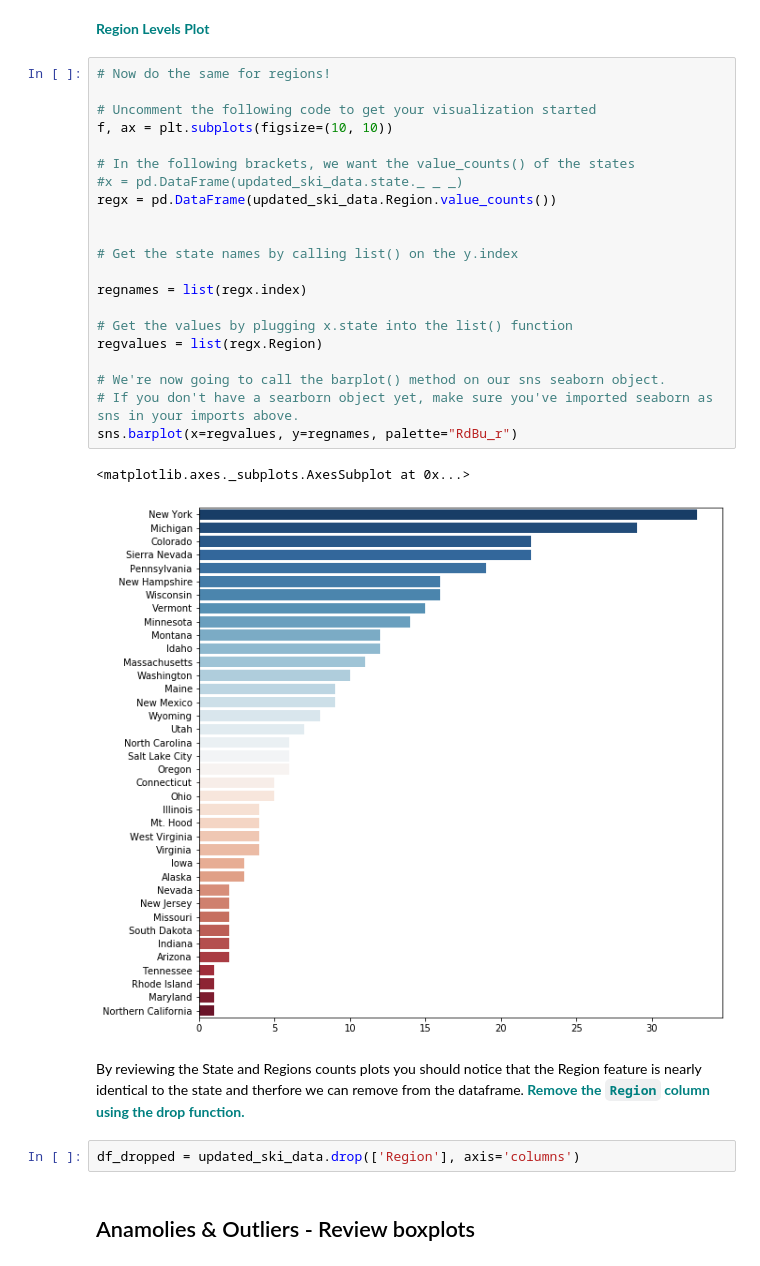
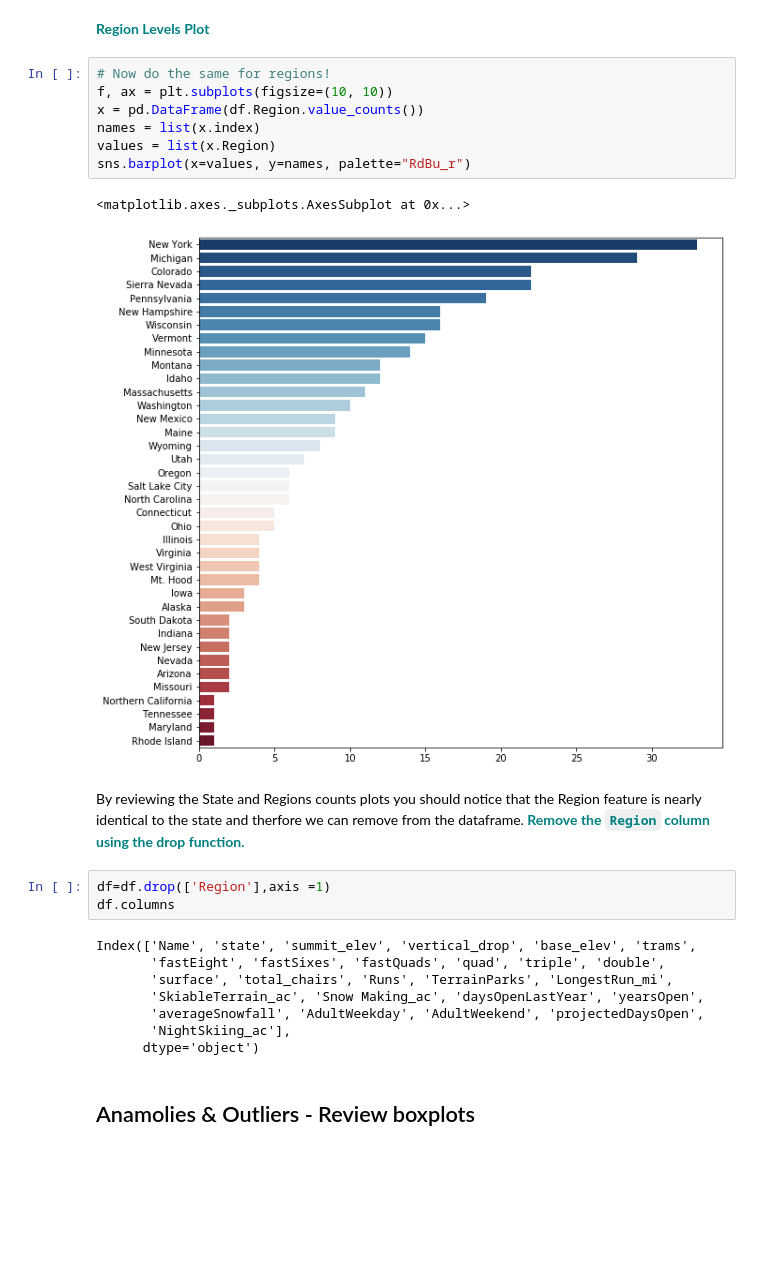
Before and after one commit to git-kris/GuidedCapstone, a Jupyter notebook: ExploratoryDataAnalysis/step3/Notebook_stepthree.ipynb, the cells around one changed output. Cells and saved outputs as stored; diff of their text form; blank space fills up the shorter version.

```diff
--- a/ExploratoryDataAnalysis/step3/Notebook_stepthree.ipynb
+++ b/ExploratoryDataAnalysis/step3/Notebook_stepthree.ipynb
@@ -136,33 +111,28 @@ sns.barplot(x=values, y=names, palette="RdBu_r")
 # %% [markdown]
 **<font color='teal'>Region Levels Plot</font>**
-# %%
-# Now do the same for regions!
-
-# Uncomment the following code to get your visualization started
-f, ax = plt.subplots(figsize=(10, 10))
-
-# In the following brackets, we want the value_counts() of the states
-#x = pd.DataFrame(updated_ski_data.state._ _ _)
-regx = pd.DataFrame(updated_ski_data.Region.value_counts())
-
-
-# Get the state names by calling list() on the y.index
-
-regnames = list(regx.index)
-
-# Get the values by plugging x.state into the list() function
-regvalues = list(regx.Region)
-
-# We're now going to call the barplot() method on our sns seaborn object.
-# If you don't have a searborn object yet, make sure you've imported seaborn as sns in your imports above.
-sns.barplot(x=regvalues, y=regnames, palette="RdBu_r")
-# %% [output]
-<matplotlib.axes._subplots.AxesSubplot at 0x...>
-[figure, removed]
+# %%
+# Now do the same for regions!
+f, ax = plt.subplots(figsize=(10, 10))
+x = pd.DataFrame(df.Region.value_counts())
+names = list(x.index)
+values = list(x.Region)
+sns.barplot(x=values, y=names, palette="RdBu_r")
+# %% [output]
+<matplotlib.axes._subplots.AxesSubplot at 0x...>
+[figure, added]
 # %% [markdown]
 By reviewing the State and Regions counts plots you should notice that the Region feature is nearly identical to the state and therfore we can remove from the dataframe.**<font color='teal'> Remove the `Region` column using the drop function.</font>**
 # %%
-df_dropped = updated_ski_data.drop(['Region'], axis='columns')
+df=df.drop(['Region'],axis =1)
+df.columns
+# %% [output]
+Index(['Name', 'state', 'summit_elev', 'vertical_drop', 'base_elev', 'trams',
+       'fastEight', 'fastSixes', 'fastQuads', 'quad', 'triple', 'double',
+       'surface', 'total_chairs', 'Runs', 'TerrainParks', 'LongestRun_mi',
+       'SkiableTerrain_ac', 'Snow Making_ac', 'daysOpenLastYear', 'yearsOpen',
+       'averageSnowfall', 'AdultWeekday', 'AdultWeekend', 'projectedDaysOpen',
+       'NightSkiing_ac'],
+      dtype='object')
 # %% [markdown]
 ## Anamolies & Outliers - Review boxplots
 # %% [markdown]
```
Also changed, not shown: parts of 28 cells of this notebook.
